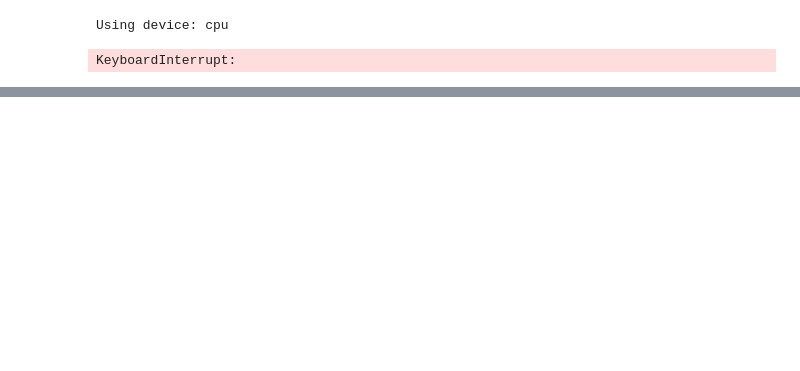
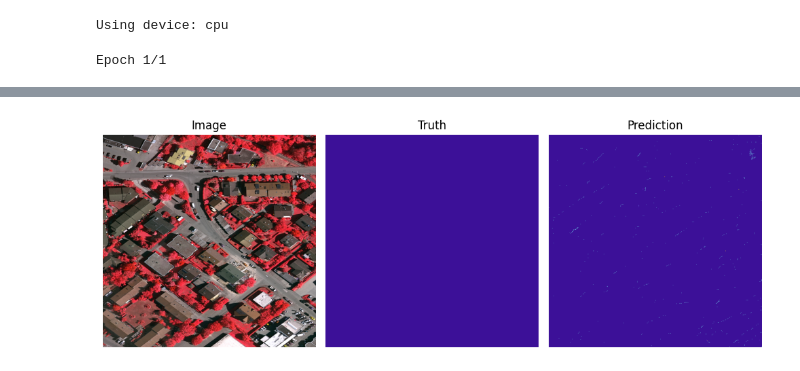
Before and after one commit to ayushi0725/smart-land-cover-app, a Jupyter notebook: train_adunet.ipynb, the cells around one changed output, grey strips where cells are left out. Drawn from its saved outputs; the diff is of its cells as text; code cells hidden in the pictures; blank space fills up the shorter version.

Commit message:
Updated training notebook and added trained ADUNet model

```diff
--- a/train_adunet.ipynb
+++ b/train_adunet.ipynb
@@ -58,10 +66,19 @@ train_dataset, val_dataset = random_split(dataset, [train_size, val_size])
 train_loader = DataLoader(train_dataset, batch_size=4, shuffle=True)
 val_loader = DataLoader(val_dataset, batch_size=4)
 # %%
-# Training Loop
+loss_list = []
+acc_list = []
+iou_list = []
+f1_list = []
+
 for epoch in range(EPOCHS):
+    print(f"\nEpoch {epoch + 1}/{EPOCHS}")
     model.train()
+
     running_loss = 0.0
+    running_acc = 0.0
+    running_iou = []
+    running_f1 = []
 
     for images, masks in train_loader:
         images = images.to(DEVICE)
@@ -74,8 +91,31 @@ for epoch in range(EPOCHS):
         optimizer.step()
 
         running_loss += loss.item()
+        running_acc += compute_accuracy(masks, outputs, DEVICE)
+
+        # IOU and F1 per batch
+        f1_scores = compute_per_class_f1_score(masks, outputs, num_classes=6, device=DEVICE)
+        running_f1.append(f1_scores)
+
+        preds = torch.argmax(outputs, dim=1)
+        iou = (preds == masks).float().mean().item()  # crude batch-level IoU
+        running_iou.append(iou)
 
     avg_loss = running_loss / len(train_loader)
-    print(f"Epoch {epoch+1}/{EPOCHS}, Loss: {avg_loss:.4f}")
+    avg_acc = running_acc / len(train_loader)
+    avg_f1 = torch.tensor(running_f1).mean().item()
+    avg_iou = sum(running_iou) / len(running_iou)
+
+    loss_list.append(avg_loss)
+    acc_list.append(avg_acc)
+    f1_list.append(avg_f1)
+    iou_list.append(avg_iou)
+
+    print(f"Accuracy: {avg_acc:.4f} | Loss: {avg_loss:.4f} | IoU: {avg_iou:.4f} | F1: {avg_f1:.4f}")
+
+    if epoch % 10 == 0:
+        y_imgs = class_index_to_image(masks, dataset.color_map, DEVICE)
+        pred_imgs = one_hot_to_image(outputs, dataset.color_map, DEVICE)
+        plot_prediction(images, y_imgs, pred_imgs, dataset.color_map, dataset.mask_labels)
 # %% [output]
-KeyboardInterrupt:
+Epoch 1/1
@@ -81,0 +123 @@ KeyboardInterrupt:
+[figure, added]
```
Also changed, not shown: parts of 4 cells of this notebook, 1 other file.
